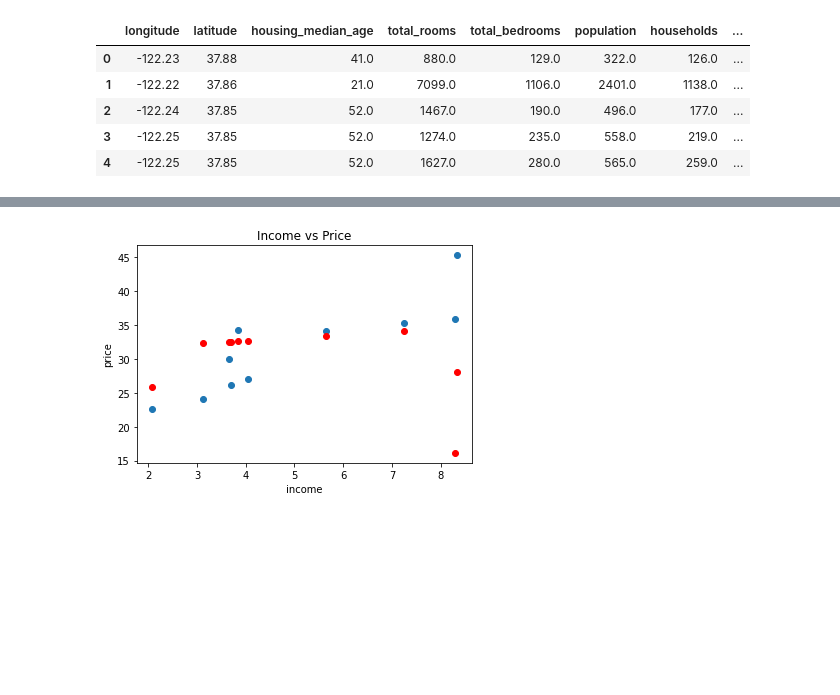
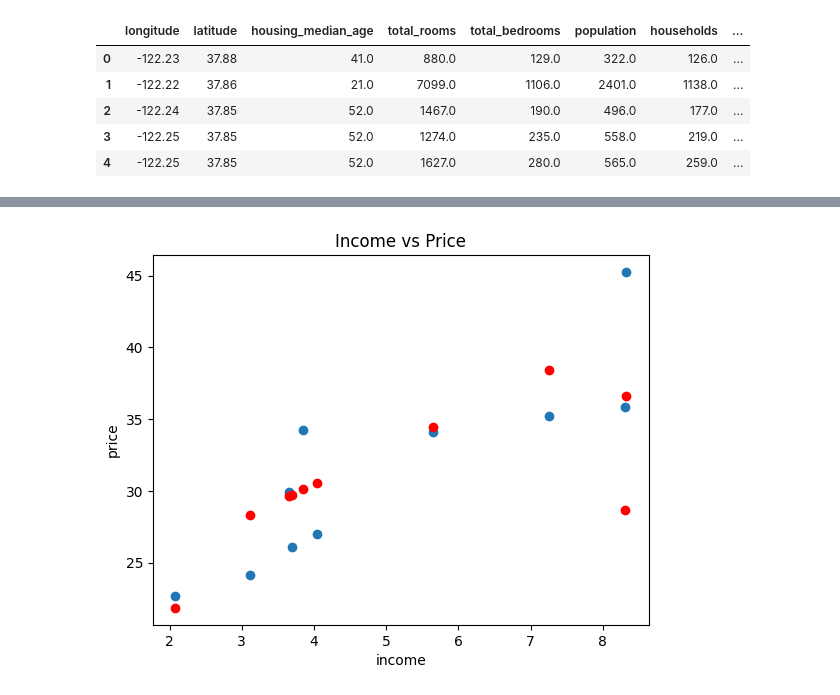
Before and after one commit to amyrmahdy/linear-regression-from-scratch, a Jupyter notebook: multiple_linear_regression.ipynb, the cells around one changed output, grey strips where cells are left out. Saved outputs shown, nothing was run; the diff lists cells and outputs as text; code cells hidden in the pictures; blank space fills up the shorter version.

Commit message:
Multiple variate linear regression. Generalized. Refactor needs

```diff
--- a/multiple_linear_regression.ipynb
+++ b/multiple_linear_regression.ipynb
@@ -113,33 +48,0 @@ cost: 53.5753024629715, w: 0.6355565396139115, b: 0.038044553875078276
-# %%
-# MULTIPLE
-w1 = 0
-w2 = 0
-b = 0
-cost = 0
-dj_dw1 = 0
-dj_dw2 = 0
-dj_db = 0
-alpha = 0.0001
-epochs = 150
-history_cost = []
-for j in range(epochs):
-
-    y_hats = x1 * w1 + x2 * w2 + b
-
-    costs = ((y_hats - y) ** 2)
-    cost = sum(costs) / (2 * m)
-    history_cost.append(cost)
-
-    dj_dws1 = (y_hats - y) * x1
-    dj_dws2 = (y_hats - y) * x2
-    dj_dbs = (y_hats - y)
-
-    dj_dw1 = sum(dj_dws1) / m
-    dj_dw2 = sum(dj_dws2) / m
-    dj_db = sum(dj_dbs) / m
-
-    w1 = w1 - (alpha * dj_dw1)
-    w2 = w2 - (alpha * dj_dw2)
-    b = b - (alpha * dj_db)
-
-    print(f"cost: {cost}, w1: {w1}, w2: {w2}, b: {b}")
@@ -172,9 +122,9 @@ plt.show()
 # %%
-plt.scatter(x2, y)
-plt.scatter(x2,y_hats, c = 'red')
+plt.scatter(features[-1], target)
+plt.scatter(features[-1],y_hats, c = 'red')
 plt.title("Income vs Price")
 plt.xlabel("income")
 plt.ylabel("price")
 plt.show()
 # %% [output]
-[figure, old version]
+[figure, new version]
```
Also changed, not shown: parts of 5 cells of this notebook.
